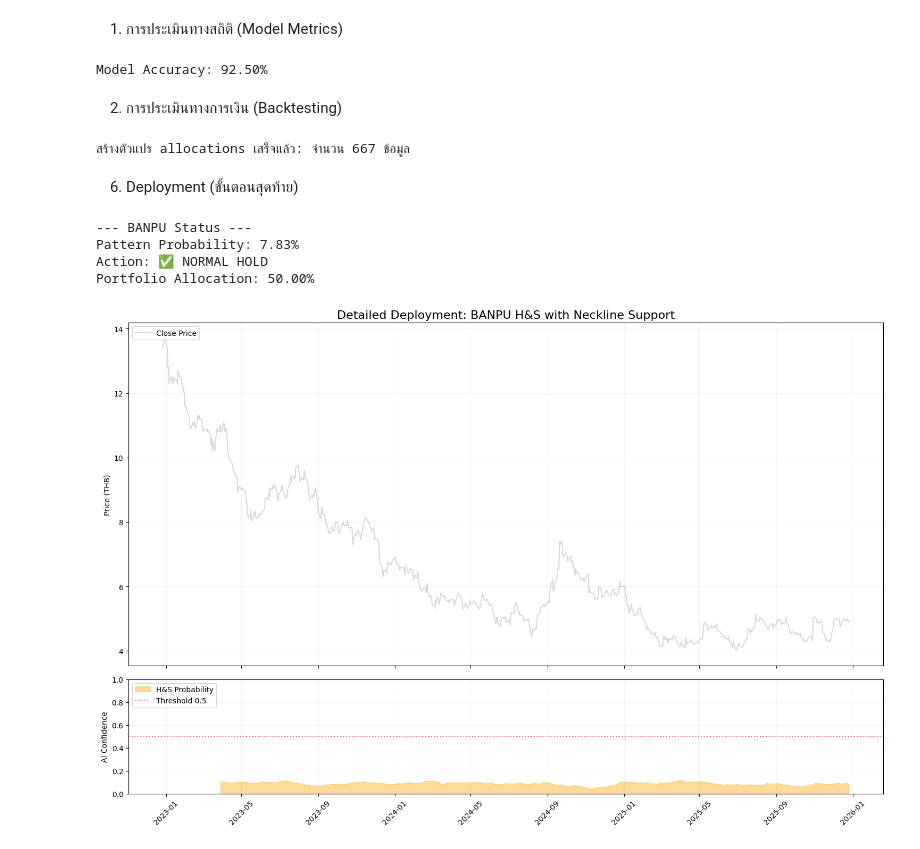
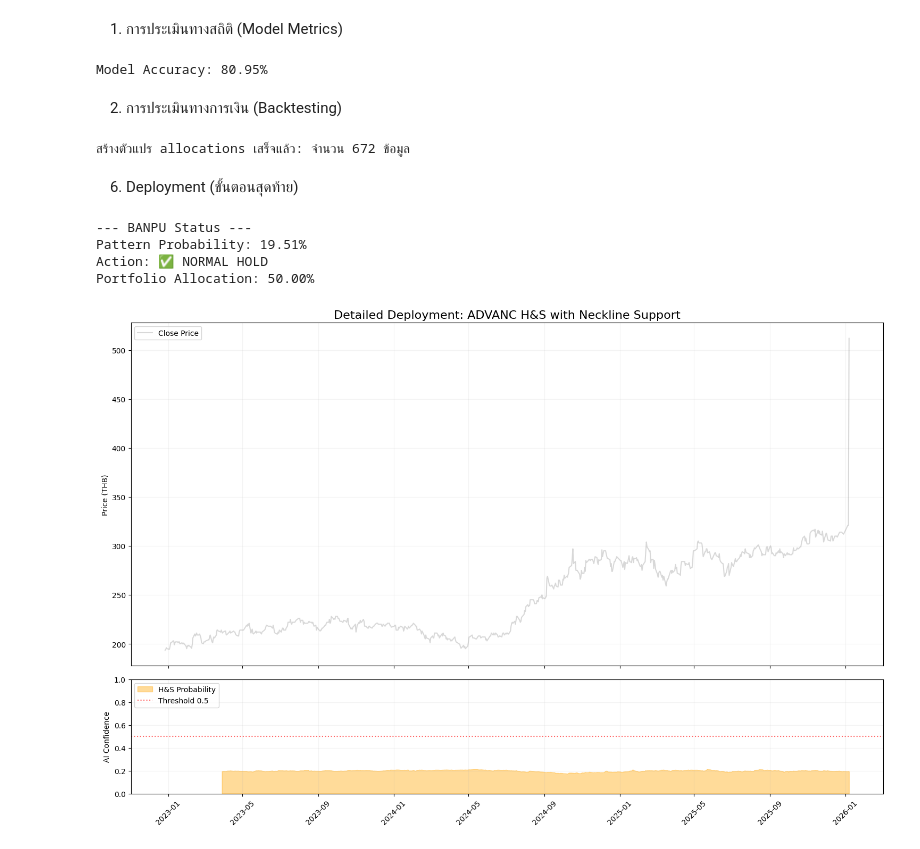
Before and after one commit to hilmanyusoh/Stock-market-chart-pattern-recognition-using-deep-learning, a Jupyter notebook: stock_pattern/code/detect_h&d_dl.ipynb, the cells around one changed output. Saved outputs shown, nothing was run; the diff lists cells and outputs as text; code cells hidden in the pictures.

```diff
--- a/stock_pattern/code/detect_h&d_dl.ipynb
+++ b/stock_pattern/code/detect_h&d_dl.ipynb
@@ -36,6 +36,6 @@ def load_data_from_cassandra(symbol):
     return df
 
 # ดึงข้อมูลหุ้นตัวอย่าง
-df = load_data_from_cassandra('BANPU')
+df = load_data_from_cassandra('ADVANC')
 print(df.head())
 # %% [output]
@@ -303,7 +303,7 @@ with torch.no_grad():
 
 print(f"Model Accuracy: {accuracy * 100:.2f}%")
 # %% [output]
-Model Accuracy: 92.50%
+Model Accuracy: 80.95%
 # %% [markdown]
 2. การประเมินทางการเงิน (Backtesting)
 # %%
@@ -327,7 +327,7 @@ with torch.no_grad():
 
 print(f"สร้างตัวแปร allocations เสร็จแล้ว: จำนวน {len(allocations)} ข้อมูล")
 # %% [output]
-สร้างตัวแปร allocations เสร็จแล้ว: จำนวน 667 ข้อมูล
+สร้างตัวแปร allocations เสร็จแล้ว: จำนวน 672 ข้อมูล
 # %% [markdown]
 6. Deployment (ขั้นตอนสุดท้าย)
 # %%
@@ -361,7 +361,7 @@ def deploy_live_detection(symbol):
 deploy_live_detection('BANPU')
 # %% [output]
 --- BANPU Status ---
-Pattern Probability: 7.83%
+Pattern Probability: 19.51%
 Action: ✅ NORMAL HOLD
 Portfolio Allocation: 50.00%
 # %%
@@ -425,32 +425,32 @@ def deploy_with_visual_chart(symbol, model, df):
         rs_d, rs_p = zip(*right_shoulders)
         ax1.scatter(rs_d, rs_p, color='blue', marker='^', s=80, label='Right Shoulder', zorder=5)
 
         # วาดเส้น Neckline (เส้นประสีดำ)
         for pts in neckline_points:
             d_pts, p_pts = zip(*pts)
             ax1.plot(d_pts, p_pts, color='black', linestyle='--', linewidth=1.5, alpha=0.6)
 
         # เพิ่ม Label ให้ Neckline เพียงตัวเดียวใน Legend
         ax1.plot([], [], color='black', linestyle='--', label='Neckline (Support)')
 
     ax1.set_title(f"Detailed Deployment: {symbol} H&S with Neckline Support", fontsize=16)
     ax1.set_ylabel("Price (THB)")
     ax1.legend(loc='upper left')
     ax1.grid(True, alpha=0.15)
 
     # --- กราฟล่าง: AI Confidence ---
     prob_dates = df['date'].iloc[window:]
     ax2.fill_between(prob_dates, 0, probabilities, color='orange', alpha=0.4, label='H&S Probability')
     ax2.axhline(y=0.5, color='red', linestyle=':', alpha=0.6, label='Threshold 0.5')
     ax2.set_ylabel("AI Confidence")
     ax2.set_ylim(0, 1)
     ax2.legend(loc='upper left')
     ax2.grid(True, alpha=0.15)
 
     plt.xticks(rotation=45)
     plt.tight_layout()
     plt.show()
 
-deploy_with_visual_chart('BANPU', model, df)
+deploy_with_visual_chart('ADVANC', model, df)
 # %% [output]
-[figure, old version]
+[figure, new version]
```
Also changed, not shown: parts of 6 cells of this notebook, 3 other files.
